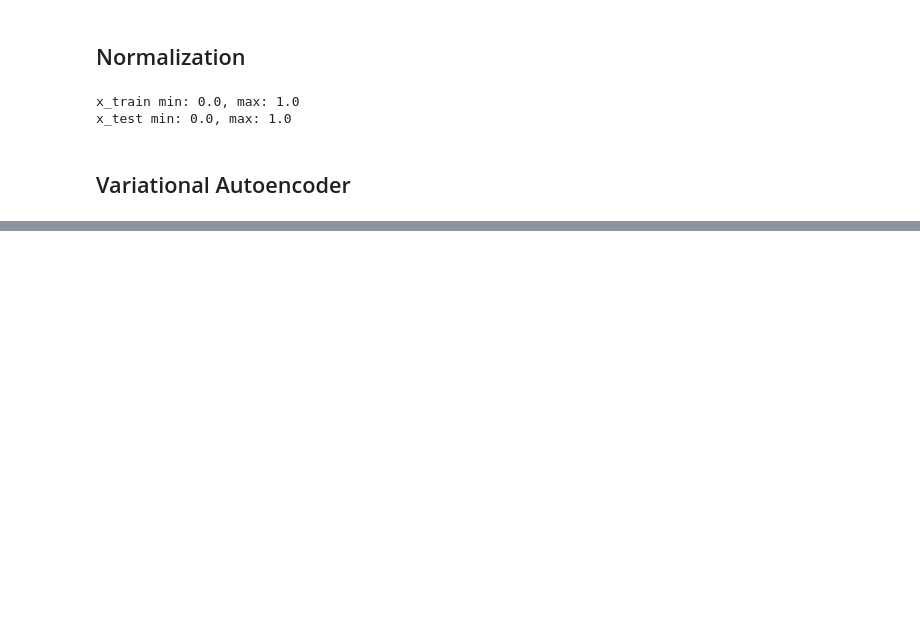
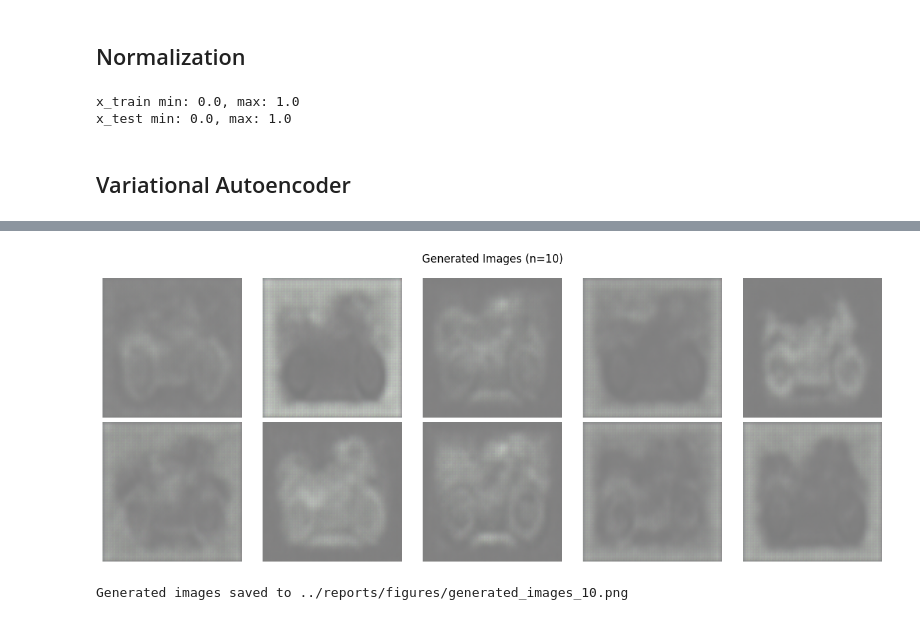
Before and after one commit to luisejdm/Proyecto1_Deep_Learning, a Jupyter notebook: notebooks/3.01-lejdm-first-vae.ipynb, the cells around one changed output, grey strips where cells are left out. Saved outputs shown, nothing was run; the diff lists cells and outputs as text; code cells hidden in the pictures; blank space fills up the shorter version.

```diff
--- a/notebooks/3.01-lejdm-first-vae.ipynb
+++ b/notebooks/3.01-lejdm-first-vae.ipynb
@@ -40,39 +48,3 @@ x_train min: 0.0, max: 1.0
 x_test min: 0.0, max: 1.0
 # %% [markdown]
 ## Variational Autoencoder
-# %%
-latent_dim = 3
-
-input = Input(shape=image_shape, name='encoder_input')
-
-x = Conv2D(32, 3, activation='relu', padding='same', strides=2)(input)
-x = Conv2D(32, 3, activation='relu', padding='same', strides=2)(x)
-
-conv_shape = x.shape[1:]
-
-x = Flatten()(x)
-x = Dense(64, activation='relu')(x)
-
-mu = Dense(latent_dim, name='mu')(x)
-sigma = Dense(latent_dim, name='sigma')(x)
-
-def sampling(args):
-    mu, sigma = args
-    epsilon = tf.random.normal(shape=tf.shape(mu))
-    return mu + tf.exp(0.5 * sigma) * epsilon
-
-z = Lambda(sampling, name='z')([mu, sigma])
-
-encoder = Model(input, [mu, sigma, z], name='encoder')
-print(encoder.summary())
-
-decoder_input = Input(shape=(latent_dim,), name='decoder_input')
-
-x = Dense(conv_shape[0] * conv_shape[1] * conv_shape[2], activation='relu')(decoder_input)
-x = Reshape((conv_shape[0], conv_shape[1], conv_shape[2]))(x)
-x = Conv2DTranspose(32, 3, strides=2, activation='relu', padding='same')(x)
-x = Conv2DTranspose(32, 3, strides=2, activation='relu', padding='same')(x)
-output = Conv2DTranspose(num_channels, 3, activation='sigmoid', padding='same')(x)
-
-decoder = Model(decoder_input, output, name='decoder')
-print(decoder.summary())
@@ -124,0 +420,6 @@ None
+# %%
+generated_images = generate_images(decoder, n_images=10)
+plot_generated_images(generated_images, n_images=10)
+# %% [output]
+[figure, added]
+Generated images saved to ../reports/figures/generated_images_10.png
```
Also changed, not shown: parts of 15 cells of this notebook, 3 other files.
